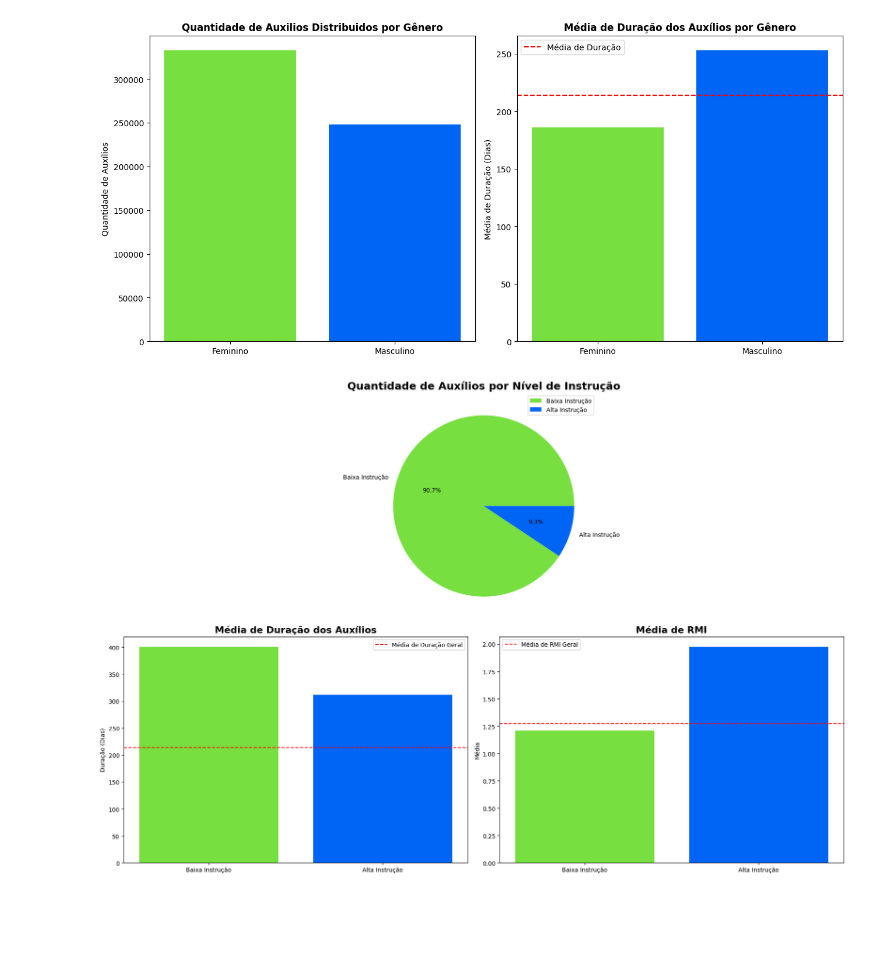
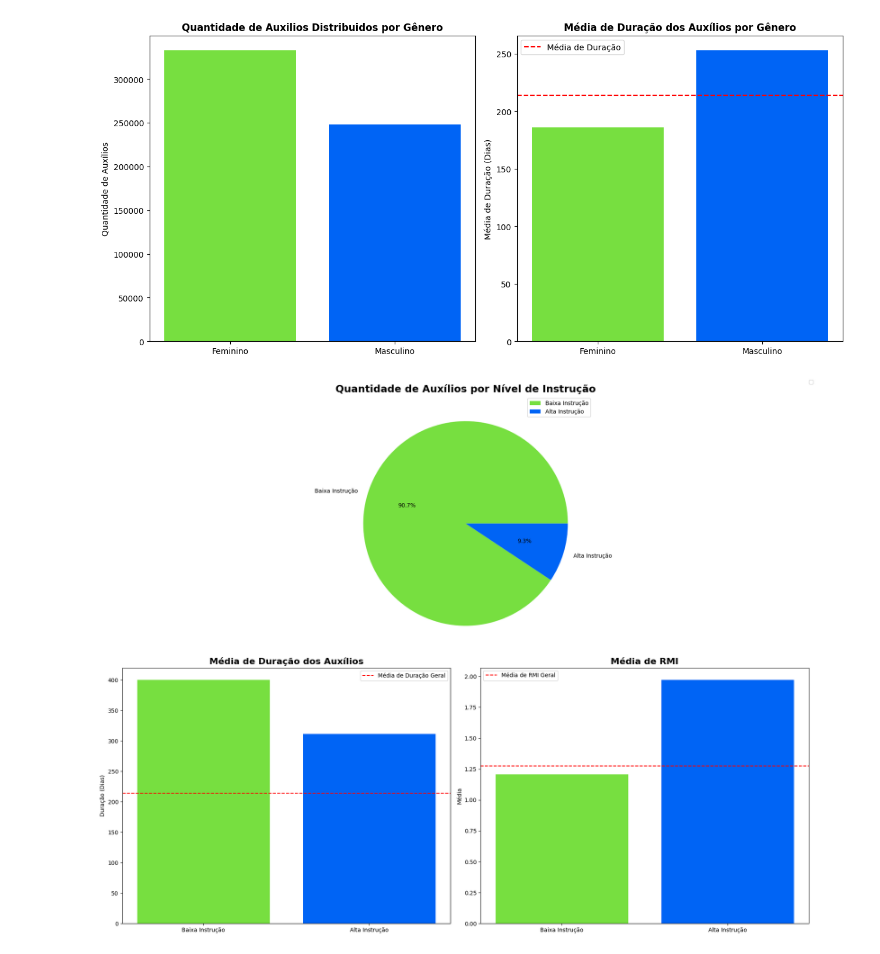
Before and after one commit to Estressei/ProjetoTrilhaDados, a Jupyter notebook: apresentacao.ipynb, the cells around one changed output. Drawn from its saved outputs; the diff is of its cells as text; code cells hidden in the pictures; blank space fills up the shorter version.

```diff
--- a/apresentacao.ipynb
+++ b/apresentacao.ipynb
@@ -392,37 +392,37 @@ df_media_instrucao = pd.DataFrame({
 
 #Exibir Quantidade, média RMI e média de duração por instrução
 
-fig = plt.figure(figsize=(18, 12))
+fig = plt.figure(figsize=(18, 14))
 
 ax1 = plt.subplot2grid((2, 2), (0, 0), colspan=2)
 ax1.pie(df_media_instrucao['Quantidade de auxilios'],
     labels=df_media_instrucao['Nível de Instrução'],
     autopct='%1.1f%%',
     colors=['#77DF40','#0064F5'])
 ax1.set_title('Quantidade de Auxílios por Nível de Instrução', fontweight='bold', fontsize=18)
 ax1.legend()
 
 ax2 = plt.subplot2grid((2, 2), (1, 0))
 ax2.bar(df_media_instrucao['Nível de Instrução'], df_media_instrucao['Média Duração'], color=['#77DF40','#0064F5'])
 ax2.axhline(y=media_duracao_auxilios,
             color='red',
             linestyle='--',
             label=f'Média de Duração Geral')
 ax2.legend()
 ax2.set_title('Média de Duração dos Auxílios', fontweight='bold', fontsize=16)
 ax2.set_ylabel('Duração (Dias)')
 
 ax3 = plt.subplot2grid((2, 2), (1, 1))
 ax3.bar(df_media_instrucao['Nível de Instrução'], df_media_instrucao['Média RMI'], color=['#77DF40','#0064F5'])
 ax3.axhline(y=media_rmi,
             color='red',
             linestyle='--',
             label=f'Média de RMI Geral')
 ax3.legend()
 ax3.set_title('Média de RMI', fontweight='bold', fontsize=16)
 ax3.set_ylabel('Média')
 
 plt.tight_layout()
 plt.show()
 # %% [output]
-[figure, old version]
+[figure, new version]
```
Also changed, not shown: parts of 2 cells of this notebook.
